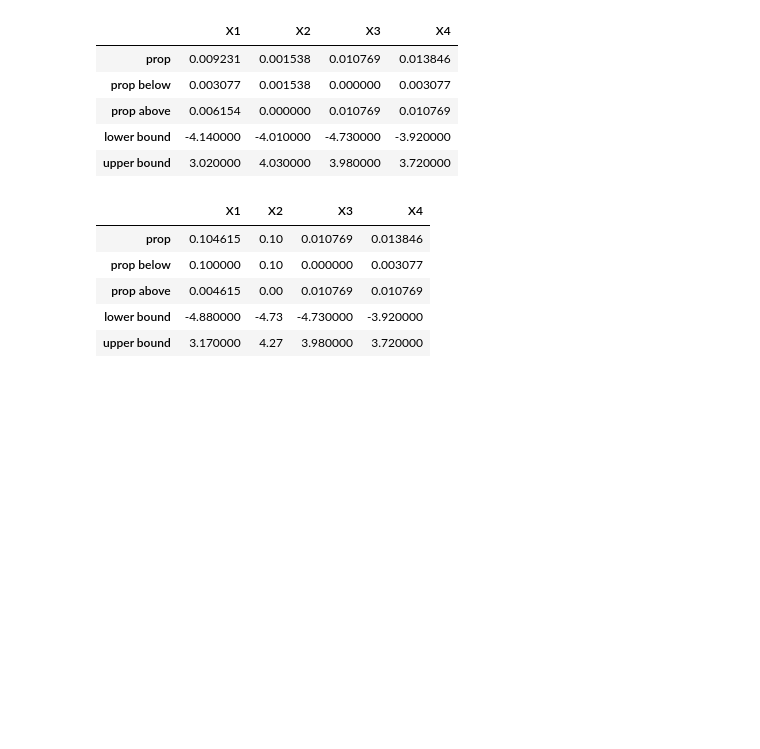
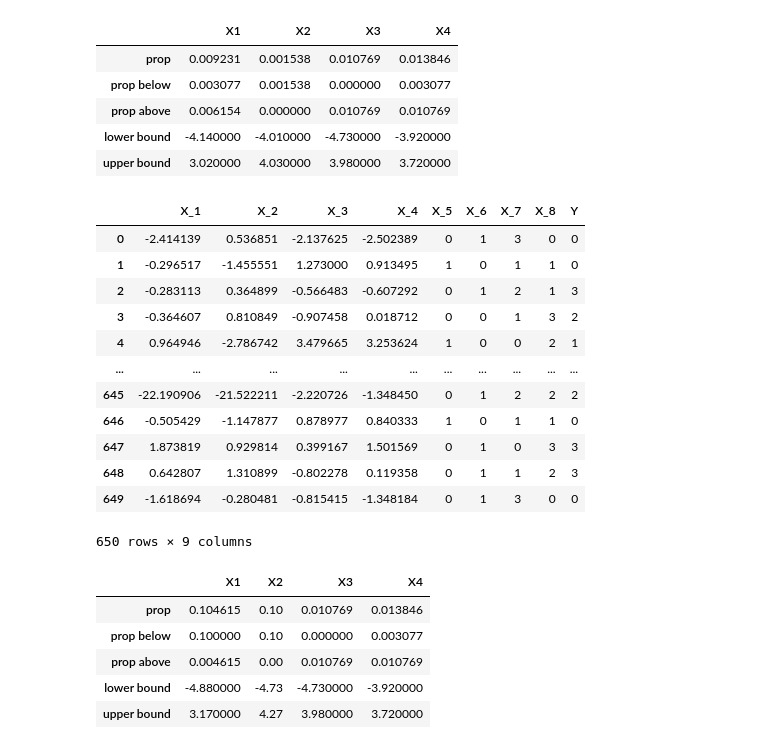
Before and after one commit to FabioScielzoOrtiz/Bachelor-Tesis, a Jupyter notebook: TFG_FabioScielzoOrtiz.ipynb, the cells around one changed output. Saved outputs shown, nothing was run; the diff lists cells and outputs as text; code cells hidden in the pictures; blank space fills up the shorter version.

```diff
--- a/TFG_FabioScielzoOrtiz.ipynb
+++ b/TFG_FabioScielzoOrtiz.ipynb
@@ -3142,6 +3129,25 @@ initial_outliers_df
 # Se contaminan algunas variables cuantitativas con valores extremos (outliers).
 outlier_contamination(X=X, variable_name='X_1', below=False, above=True, prop_below=None, prop_above=0.1, dil=50, seed=123)
 outlier_contamination(X=X, variable_name='X_2', below=False, above=True, prop_below=None, prop_above=0.1, dil=50, seed=123)
+# %%
+Data_Synthetic_II = pd.concat([X,y], axis=1)
+Data_Synthetic_II.to_csv('Synthetic_II.csv')
+# %%
+Data_Synthetic_II
+# %% [output]
+|  | X_1 | X_2 | X_3 | X_4 | X_5 | X_6 | X_7 | X_8 | Y |
+| 0 | -2.414139 | 0.536851 | -2.137625 | -2.502389 | 0 | 1 | 3 | 0 | 0 |
+| 1 | -0.296517 | -1.455551 | 1.273000 | 0.913495 | 1 | 0 | 1 | 1 | 0 |
+| 2 | -0.283113 | 0.364899 | -0.566483 | -0.607292 | 0 | 1 | 2 | 1 | 3 |
+| 3 | -0.364607 | 0.810849 | -0.907458 | 0.018712 | 0 | 0 | 1 | 3 | 2 |
+| 4 | 0.964946 | -2.786742 | 3.479665 | 3.253624 | 1 | 0 | 0 | 2 | 1 |
+| ... | ... | ... | ... | ... | ... | ... | ... | ... | ... |
+| 645 | -22.190906 | -21.522211 | -2.220726 | -1.348450 | 0 | 1 | 2 | 2 | 2 |
+| 646 | -0.505429 | -1.147877 | 0.878977 | 0.840333 | 1 | 0 | 1 | 1 | 0 |
+| 647 | 1.873819 | 0.929814 | 0.399167 | 1.501569 | 0 | 1 | 0 | 3 | 3 |
+| 648 | 0.642807 | 1.310899 | -0.802278 | 0.119358 | 0 | 1 | 1 | 2 | 3 |
+| 649 | -1.618694 | -0.280481 | -0.815415 | -1.348184 | 0 | 1 | 3 | 0 | 0 |
+650 rows × 9 columns
 # %%
 prop_outliers_X1, prop_outliers_below_X1, porp_outliers_above_X1, lower_bound_X1, upper_bound_X1 = prop_outliers(Data=X, column_name='X_1')
 X1_list = [prop_outliers_X1, prop_outliers_below_X1, porp_outliers_above_X1, round(lower_bound_X1,2), round(upper_bound_X1,2) ]
```
Also changed, not shown: parts of 10 cells of this notebook, 7 other files.
